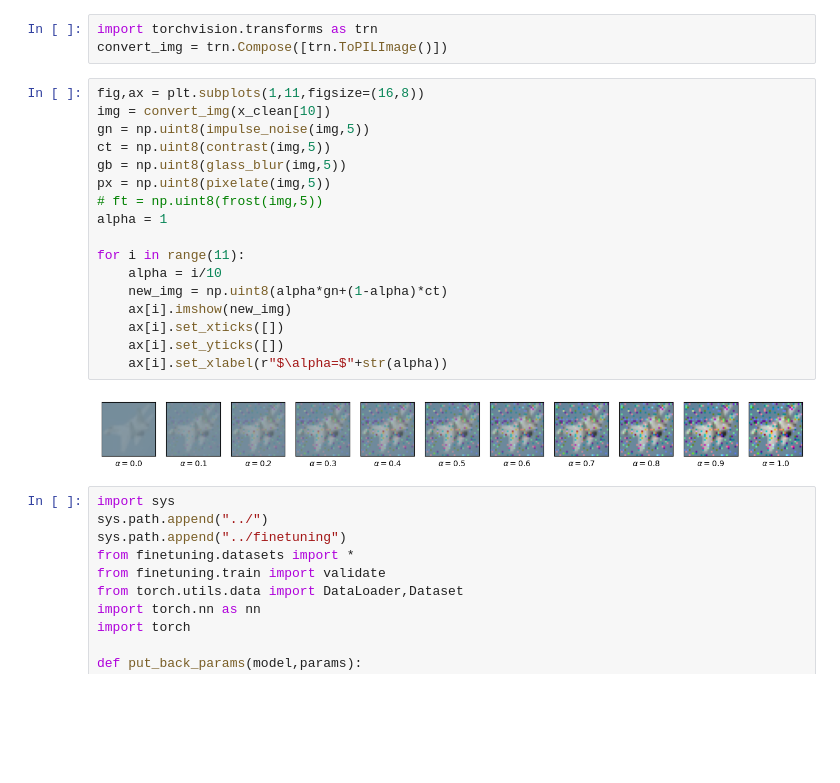
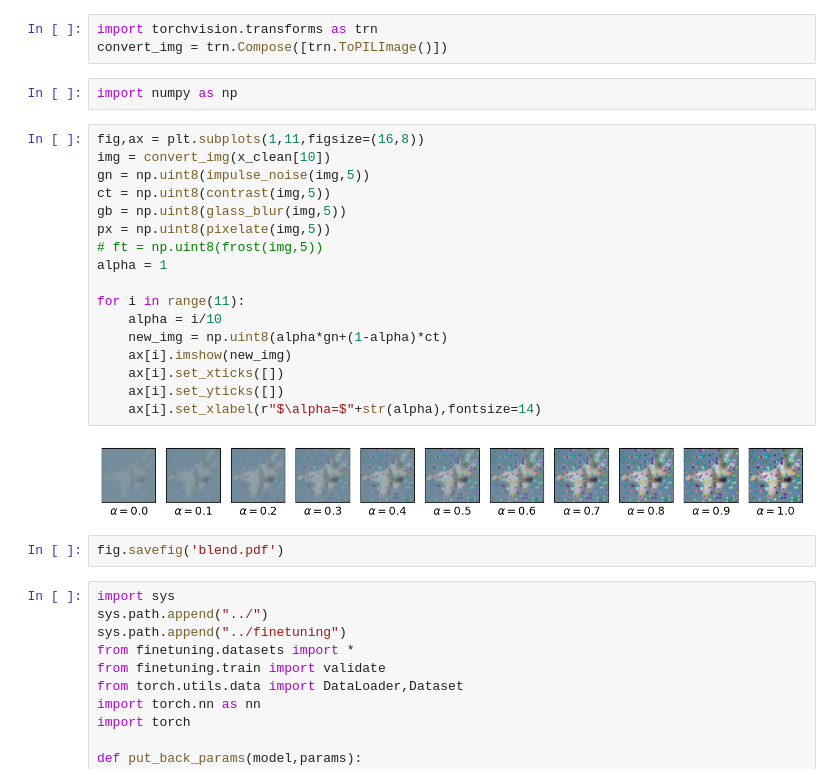
Before and after one commit to Geffen-Cooper/GenAIProject, a Jupyter notebook: data_visualization/corruption_accuracy.ipynb, the cells around one changed output. Saved outputs shown, nothing was run; the diff lists cells and outputs as text; blank space fills up the shorter version.

```diff
--- a/data_visualization/corruption_accuracy.ipynb
+++ b/data_visualization/corruption_accuracy.ipynb
@@ -90,25 +92,29 @@ from corruption_funcs import *
 # %%
 import torchvision.transforms as trn
 convert_img = trn.Compose([trn.ToPILImage()])
+# %%
+import numpy as np
 # %%
 fig,ax = plt.subplots(1,11,figsize=(16,8))
 img = convert_img(x_clean[10])
 gn = np.uint8(impulse_noise(img,5))
 ct = np.uint8(contrast(img,5))
 gb = np.uint8(glass_blur(img,5))
 px = np.uint8(pixelate(img,5))
 # ft = np.uint8(frost(img,5))
 alpha = 1
 
 for i in range(11):
     alpha = i/10
     new_img = np.uint8(alpha*gn+(1-alpha)*ct)
     ax[i].imshow(new_img)
     ax[i].set_xticks([])
     ax[i].set_yticks([])
-    ax[i].set_xlabel(r"$\alpha=$"+str(alpha))
+    ax[i].set_xlabel(r"$\alpha=$"+str(alpha),fontsize=14)
 # %% [output]
-[figure, old version]
+[figure, new version]
+# %%
+fig.savefig('blend.pdf')
 # %%
 import sys
 sys.path.append("../")
```
Also changed, not shown: parts of 2 cells of this notebook, 20 other files.
